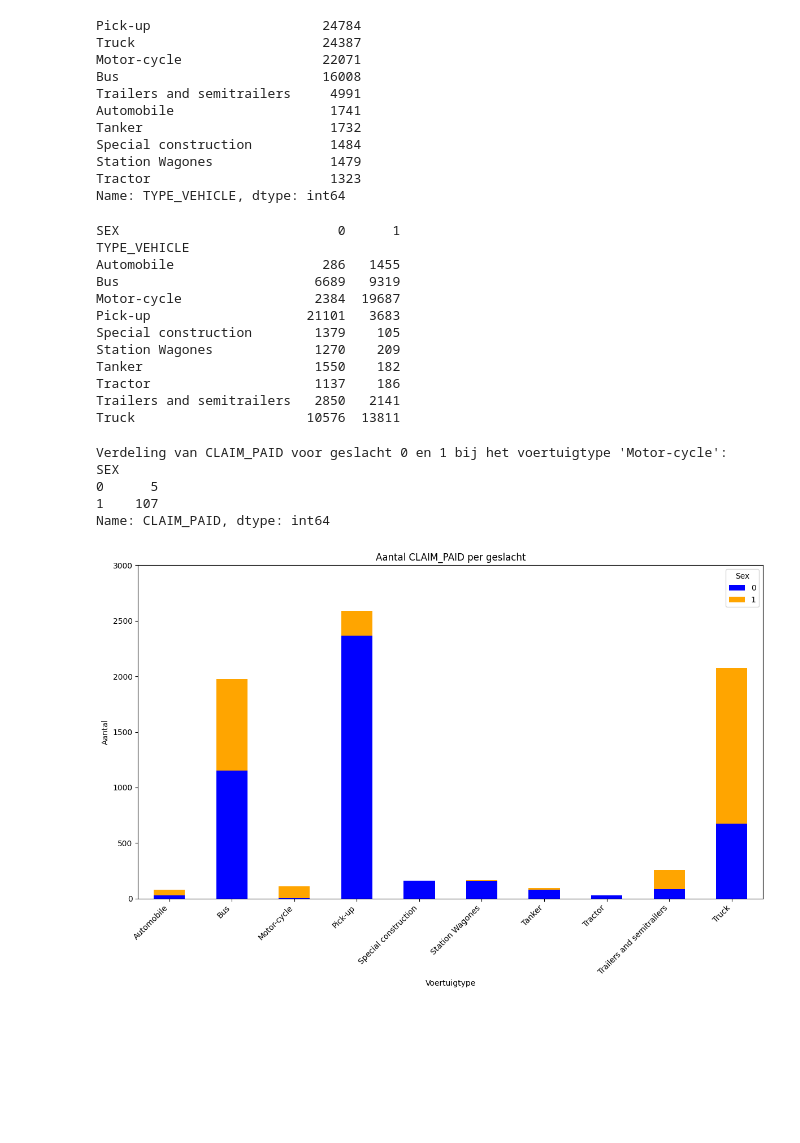
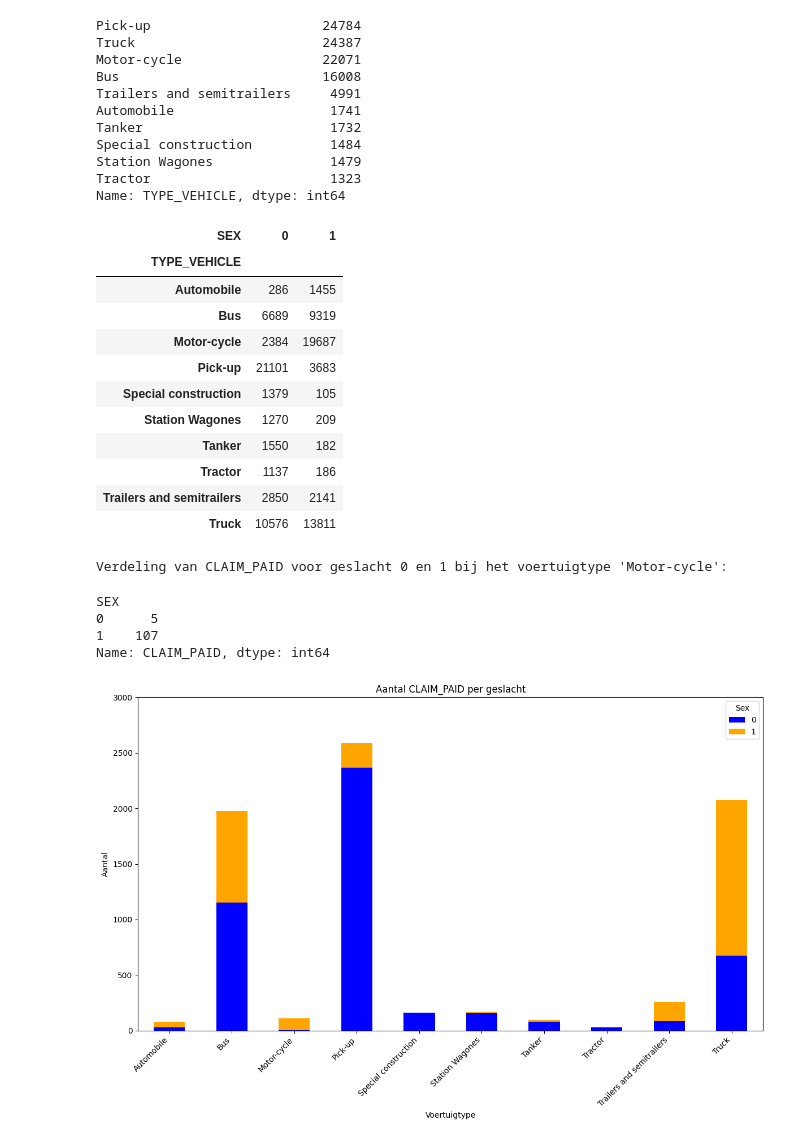
Before and after one commit to achsar/Analyses_Methode_Achot_Sarkisian, a Jupyter notebook: fairness_car_insurance.ipynb, the cells around one changed output. Drawn from its saved outputs; the diff is of its cells as text; code cells hidden in the pictures; blank space fills up the shorter version.

```diff
--- a/fairness_car_insurance.ipynb
+++ b/fairness_car_insurance.ipynb
@@ -115,32 +122,32 @@ Tractor                       1323
 Name: TYPE_VEHICLE, dtype: int64
 # %%
 distribution = df.groupby(['TYPE_VEHICLE', 'SEX']).size().unstack(fill_value=0)
-print(distribution)
+distribution
 # %% [output]
-SEX                            0      1
-TYPE_VEHICLE
-Automobile                   286   1455
-Bus                         6689   9319
-Motor-cycle                 2384  19687
-Pick-up                    21101   3683
-Special construction        1379    105
-Station Wagones             1270    209
-Tanker                      1550    182
-Tractor                     1137    186
-Trailers and semitrailers   2850   2141
-Truck                      10576  13811
+| SEX | 0 | 1 |
+| TYPE_VEHICLE |  |  |
+| Automobile | 286 | 1455 |
+| Bus | 6689 | 9319 |
+| Motor-cycle | 2384 | 19687 |
+| Pick-up | 21101 | 3683 |
+| Special construction | 1379 | 105 |
+| Station Wagones | 1270 | 209 |
+| Tanker | 1550 | 182 |
+| Tractor | 1137 | 186 |
+| Trailers and semitrailers | 2850 | 2141 |
+| Truck | 10576 | 13811 |
 # %%
 motor_cycle_data = df[df['TYPE_VEHICLE'] == 'Motor-cycle']
 
 distribution = motor_cycle_data.groupby('SEX')['CLAIM_PAID'].count()
 print("Verdeling van CLAIM_PAID voor geslacht 0 en 1 bij het voertuigtype 'Motor-cycle':")
-print(distribution)
+distribution
 # %% [output]
 Verdeling van CLAIM_PAID voor geslacht 0 en 1 bij het voertuigtype 'Motor-cycle':
-SEX
-0      5
-1    107
-Name: CLAIM_PAID, dtype: int64
+SEX
+0      5
+1    107
+Name: CLAIM_PAID, dtype: int64
 # %%
 grouped = df.groupby(['TYPE_VEHICLE', 'SEX'])['CLAIM_PAID'].count().unstack()
 
```
Also changed, not shown: parts of 35 cells of this notebook.
